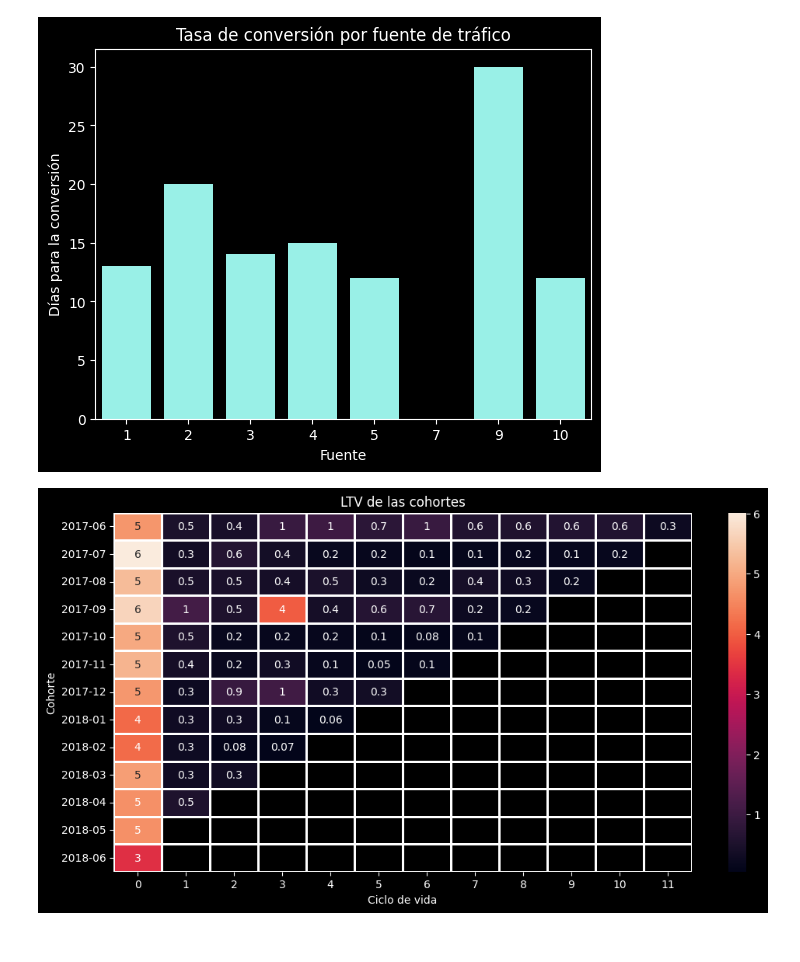
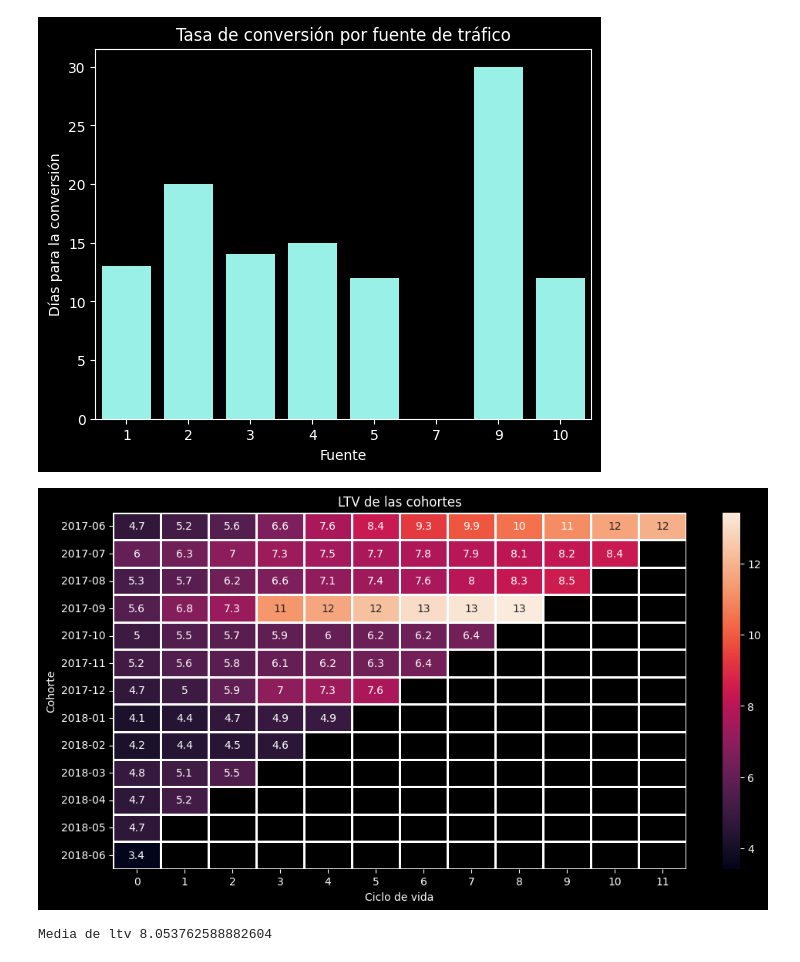
Before and after one commit to XivxnX/analisis_showz, a Jupyter notebook: analisis_showz.ipynb, the cells around one changed output. Drawn from its saved outputs; the diff is of its cells as text; code cells hidden in the pictures.

```diff
--- a/analisis_showz.ipynb
+++ b/analisis_showz.ipynb
@@ -604,24 +604,30 @@ cohorts['ltv'] = cohorts['revenue'] / cohorts['users_cohort']
 # %%
 # reporte de 'ltv' para el periodo
 report_ltv = cohorts.pivot_table(
     index='cohort',
     columns='cohort_life',
     values='ltv',
     aggfunc='sum'
-)
+).cumsum(axis=1)
 
 # heatmap: reporte de 'ltv' de las cohortes
 plt.figure(figsize=[12, 6])
 sns.heatmap(report_ltv,
             annot=True,
-            fmt='.1g',
             linewidths=1,
             linecolor='white')
 plt.title('LTV de las cohortes')
 plt.xlabel('Ciclo de vida')
 plt.ylabel('Cohorte')
 plt.show()
 # %% [output]
-[figure, old version]
+[figure, new version]
+# %%
+# ltv promedio
+mean_ltv = report_ltv.mean(axis=0).mean()
+
+print(f'Media de ltv {mean_ltv}')
+# %% [output]
+Media de ltv 8.053762588882604
 # %% [markdown]
 ### Comentario
```
Also changed, not shown: parts of 20 cells of this notebook.
